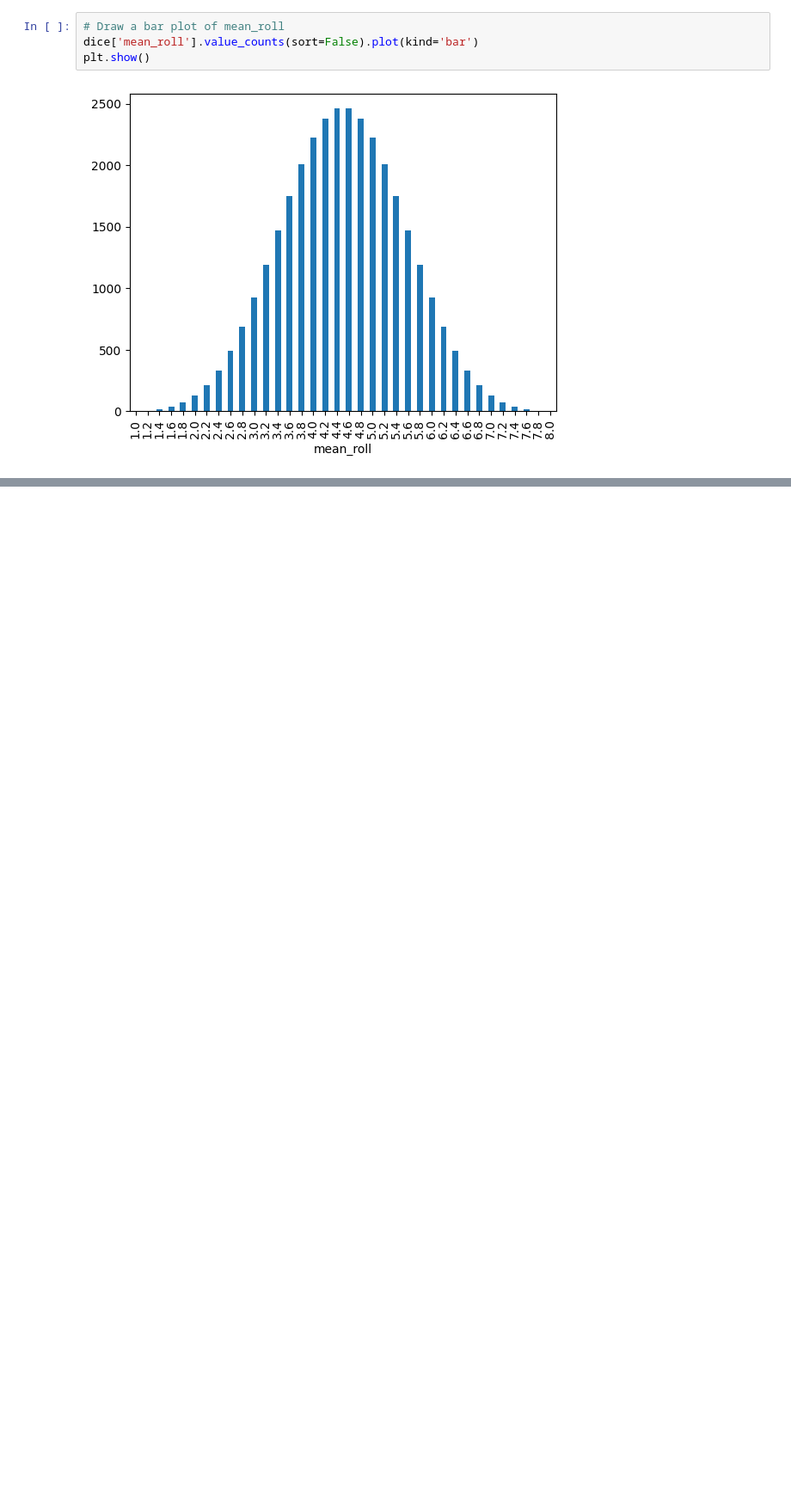
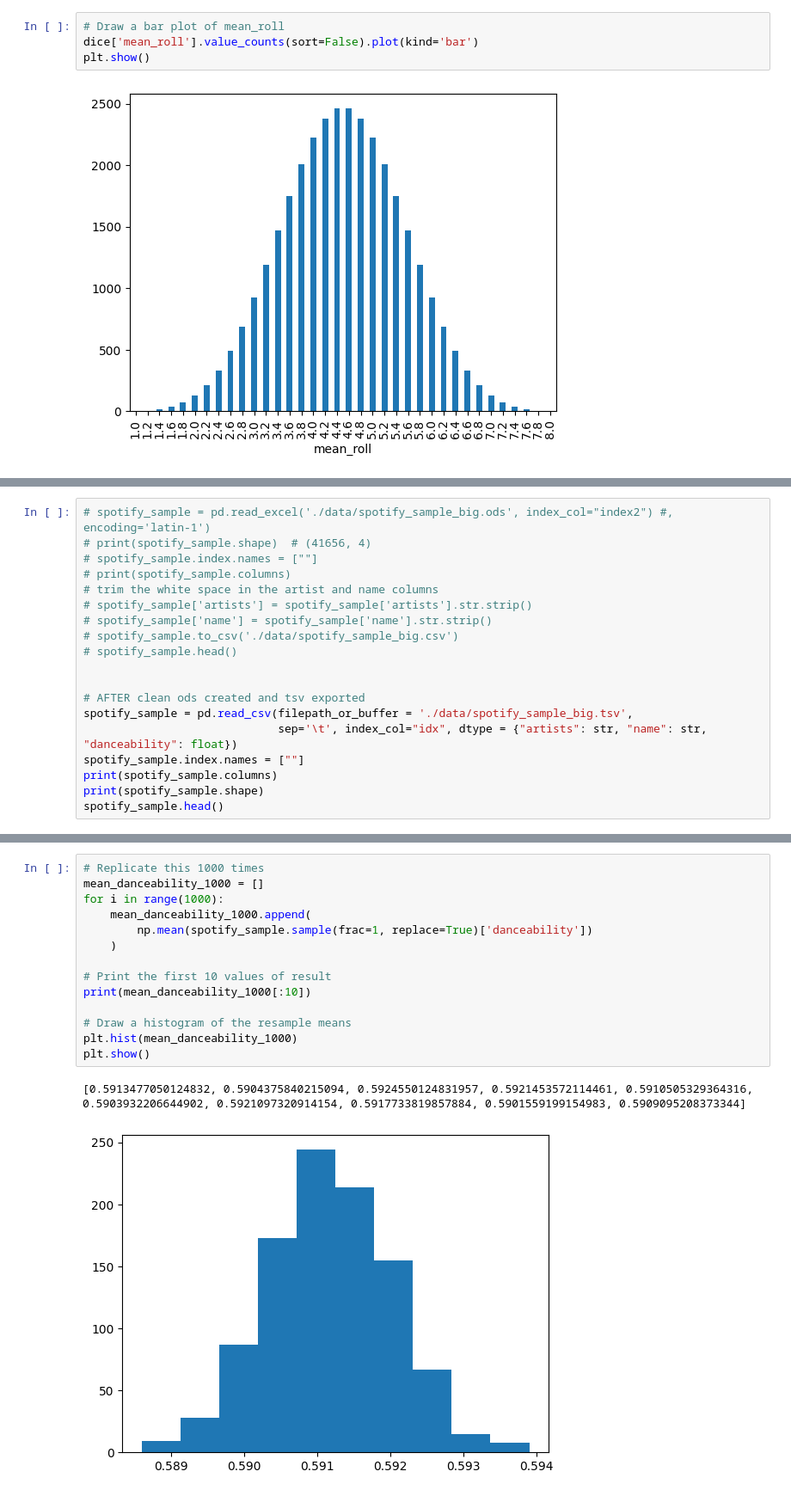
Before and after one commit to MichaelSzczepaniak/DataCamp, a Jupyter notebook: Tracks/Associate Data Scientist/28 Sampling in Python/SamplingInPython.ipynb, the cells around one changed output, grey strips where cells are left out. Shown: that part at 86% size. Saved outputs shown, nothing was run; the diff lists cells and outputs as text; blank space fills up the shorter version.

```diff
--- a/Tracks/Associate Data Scientist/28 Sampling in Python/SamplingInPython.ipynb
+++ b/Tracks/Associate Data Scientist/28 Sampling in Python/SamplingInPython.ipynb
@@ -1016,0 +1064,19 @@ plt.show()
+# %%
+# spotify_sample = pd.read_excel('./data/spotify_sample_big.ods', index_col="index2") #, encoding='latin-1')
+# print(spotify_sample.shape)  # (41656, 4)
+# spotify_sample.index.names = [""]
+# print(spotify_sample.columns)
+# trim the white space in the artist and name columns
+# spotify_sample['artists'] = spotify_sample['artists'].str.strip()
+# spotify_sample['name'] = spotify_sample['name'].str.strip()
+# spotify_sample.to_csv('./data/spotify_sample_big.csv')
+# spotify_sample.head()
+
+
+# AFTER clean ods created and tsv exported
+spotify_sample = pd.read_csv(filepath_or_buffer = './data/spotify_sample_big.tsv',
+                             sep='\t', index_col="idx", dtype = {"artists": str, "name": str, "danceability": float})
+spotify_sample.index.names = [""]
+print(spotify_sample.columns)
+print(spotify_sample.shape)
+spotify_sample.head()
@@ -1016,0 +1118,17 @@ plt.show()
+# %%
+# Replicate this 1000 times
+mean_danceability_1000 = []
+for i in range(1000):
+	mean_danceability_1000.append(
+        np.mean(spotify_sample.sample(frac=1, replace=True)['danceability'])
+	)
+
+# Print the first 10 values of result
+print(mean_danceability_1000[:10])
+
+# Draw a histogram of the resample means
+plt.hist(mean_danceability_1000)
+plt.show()
+# %% [output]
+[0.5913477050124832, 0.5904375840215094, 0.5924550124831957, 0.5921453572114461, 0.5910505329364316, 0.5903932206644902, 0.5921097320914154, 0.5917733819857884, 0.5901559199154983, 0.5909095208373344]
+[figure, added]
```
Also changed, not shown: parts of 15 cells of this notebook, 1 other file.
